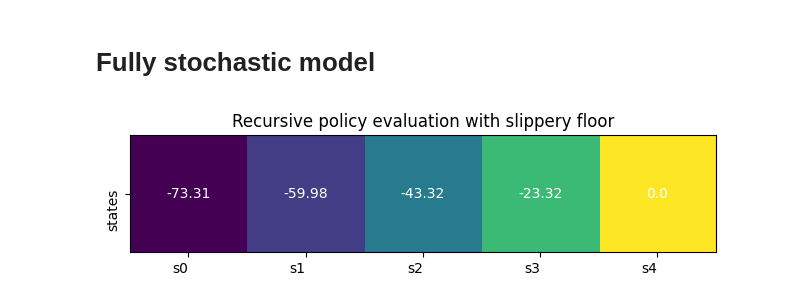
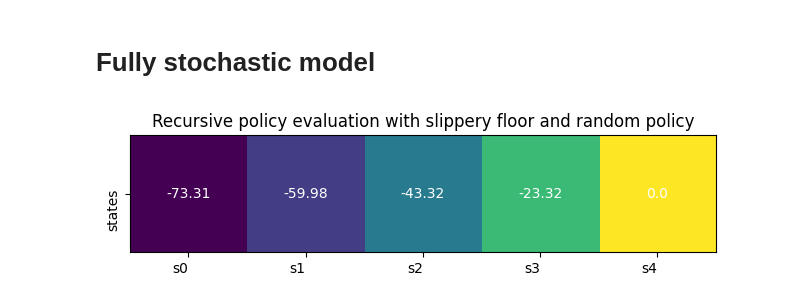
Before and after one commit to ToyProblems-xyz/Notebooks, a Jupyter notebook: src/PolicyEvaluation.ipynb, the cells around one changed output. Cells and saved outputs as stored; diff of their text form; code cells hidden in the pictures.

Commit message:
improve image description

```diff
--- a/src/PolicyEvaluation.ipynb
+++ b/src/PolicyEvaluation.ipynb
@@ -173,9 +173,9 @@ annotated_heatmap([V], "Recursive policy evaluation with slippery floor")
 # %%
 env = CorridorEnv(n_states=5, is_slippery=True)
 policy = [np.ones(n_actions)/n_actions]*n_states # Set the policy to a uniform distribution
 
 V = np.zeros(n_states)
 policy_evaluation(V, policy, env.model)
-annotated_heatmap([V], "Recursive policy evaluation with slippery floor")
+annotated_heatmap([V], "Recursive policy evaluation with slippery floor and random policy")
 # %% [output]
-[figure, old version]
+[figure, new version]
```
